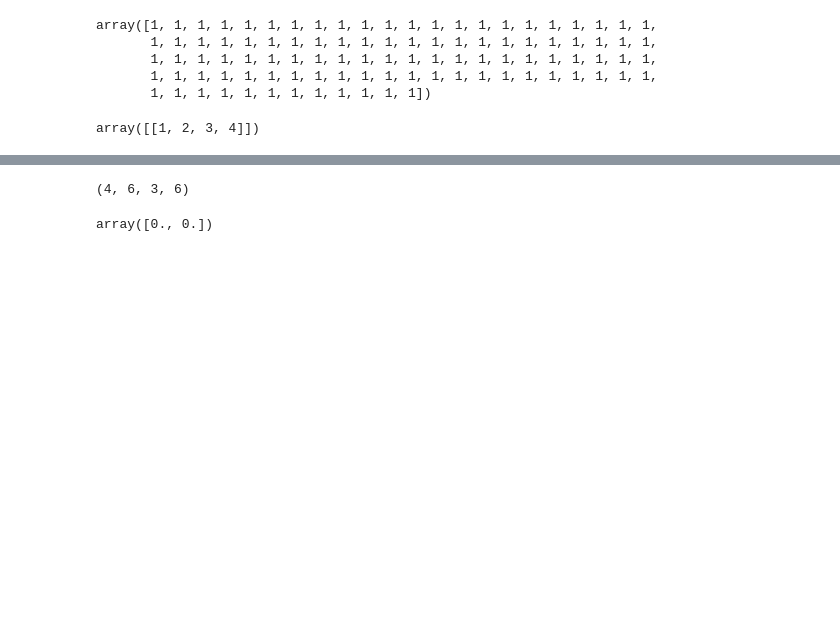
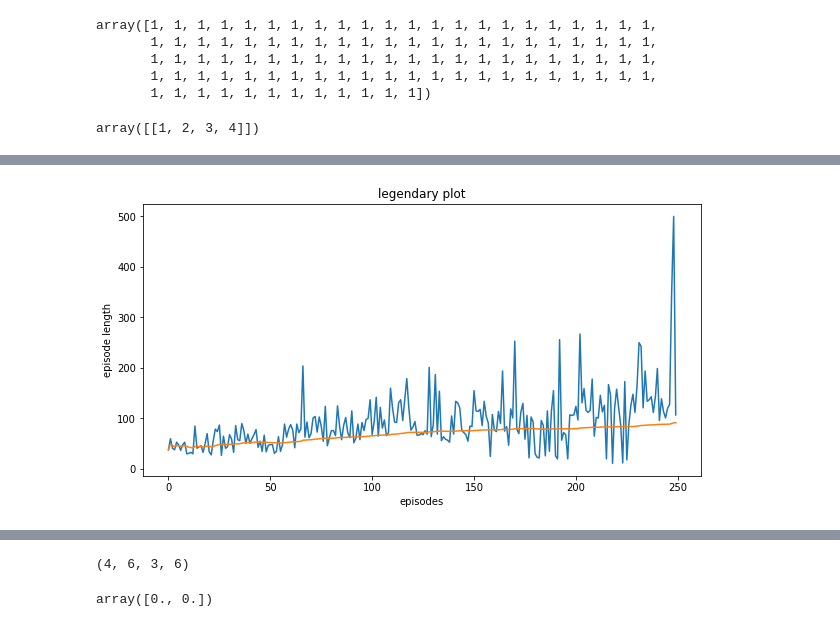
Before and after one commit to AndreasHaure/ReinforcementLearning, a Jupyter notebook: week5/andreas/cartpole_qlearning.ipynb, the cells around one changed output, grey strips where cells are left out. Drawn from its saved outputs; the diff is of its cells as text; code cells hidden in the pictures; blank space fills up the shorter version.

```diff
--- a/week5/andreas/cartpole_qlearning.ipynb
+++ b/week5/andreas/cartpole_qlearning.ipynb
@@ -266,9 +316,20 @@ alpha = 0.05
 gamma = 0.5
 solver = DiscreteQSolver(env, eps, alpha, gamma)
 # %%
-eps = 0.5
-alpha = 0.05
+eps = 0.1
+alpha = 0.7
 gamma = 0.95
-solver = QSolver(env, eps, alpha, gamma)
+batch_size = 32
+epochs = 3
+training_size = 1000
+adam_learning_rate = 0.03
+solver = QSolver(
+    env,
+    eps,
+    alpha,
+    gamma,
+    batch_size=batch_size,
+    epochs=epochs,
+    training_size = training_size,
+    adam_learning_rate = adam_learning_rate
+)
-# %%
-solver.run_q_learning(n_episodes=1000)
@@ -294,2 +335,0 @@ ValueError: Error when checking target: expected dense_120 to have 2 dimensions,
-# %%
-solver.run_q_learning(n_episodes=1000)
@@ -314,0 +336,2 @@ KeyboardInterrupt:
+# %%
+episode_lengths = solver.run_q_learning(n_episodes=250)
@@ -315,3 +356,15 @@ KeyboardInterrupt:
+# %%
+average_episode_lengths = (
+    episode_lengths.cumsum() / np.array(range(1, len(episode_lengths) + 1))
+)
+plt.figure(figsize=(10,5))
+plt.plot(episode_lengths)
+plt.plot(average_episode_lengths)
+plt.title('legendary plot')
+plt.xlabel('episodes')
+_ = plt.ylabel('episode length')
+# %% [output]
+[figure, added]
 # %%
 solver.run_episode(render=True, exposition=True)
 # %% [output]
```
Also changed, not shown: parts of 13 cells of this notebook, 1 other file.
